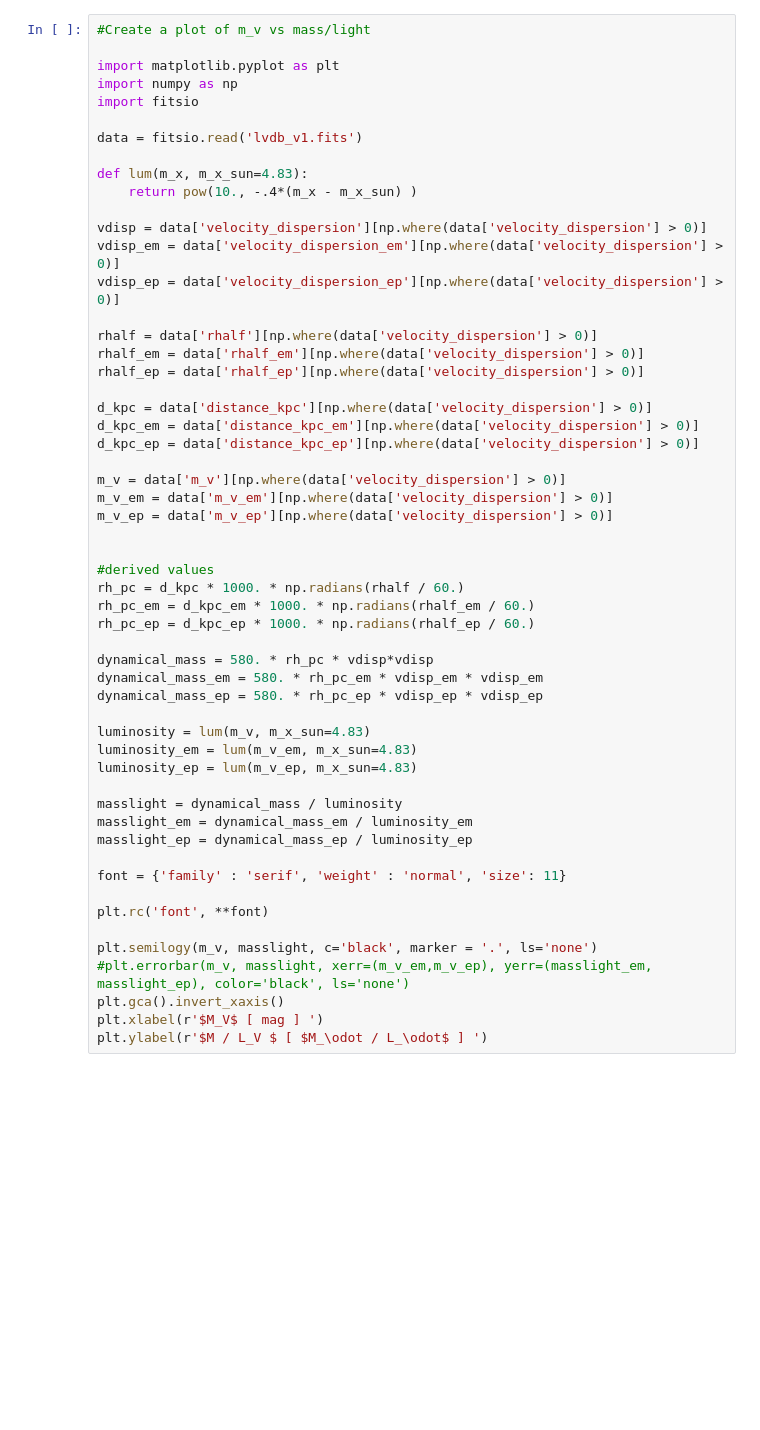
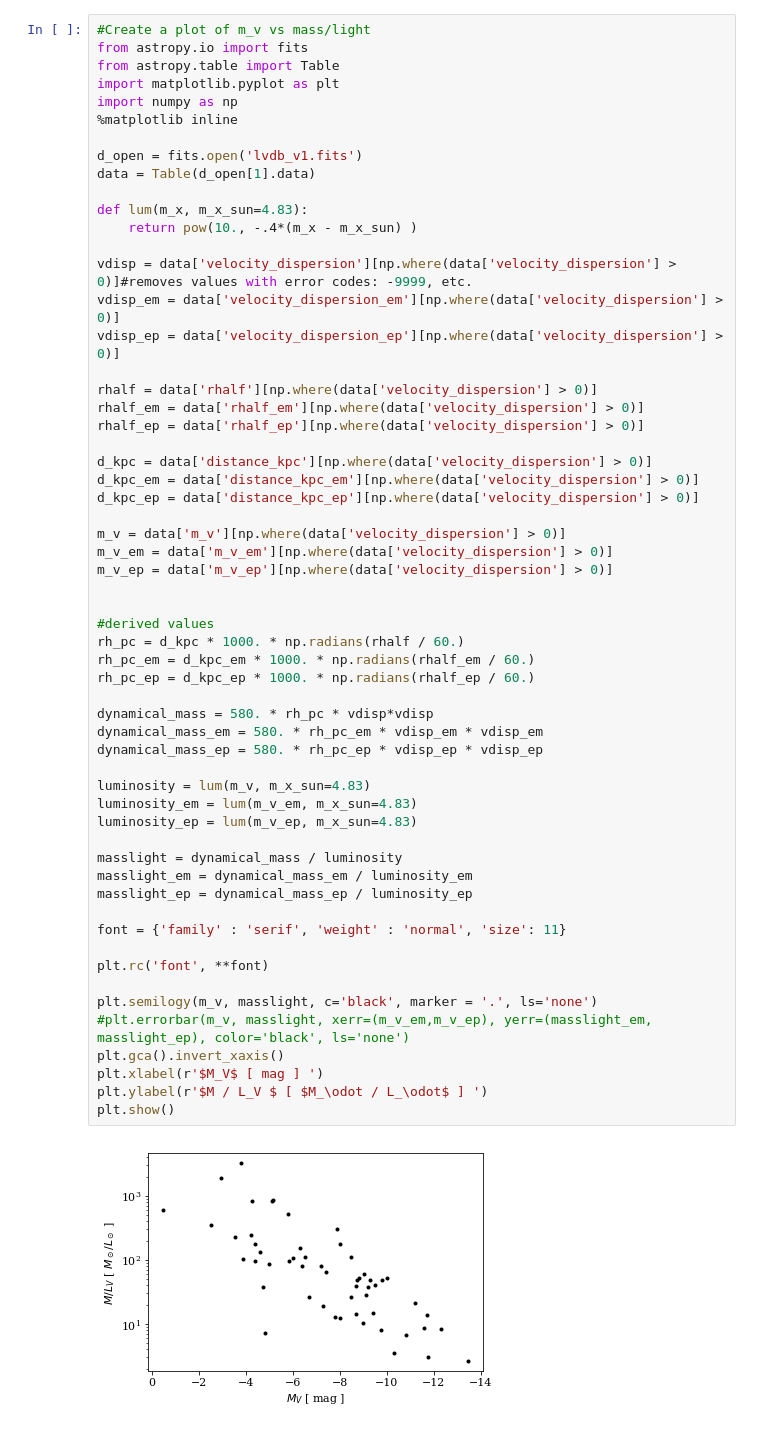
Before and after one commit to kadrlica/local-volume-db, a Jupyter notebook: examples/LVDB_plots_v1.ipynb, the cells around one changed output. Cells and saved outputs as stored; diff of their text form; blank space fills up the shorter version.

```diff
--- a/examples/LVDB_plots_v1.ipynb
+++ b/examples/LVDB_plots_v1.ipynb
@@ -92,16 +104,18 @@ plt.xlabel('<[Fe/H]>')
 # %%
 #Create a plot of m_v vs mass/light
-
+from astropy.io import fits
+from astropy.table import Table
 import matplotlib.pyplot as plt
 import numpy as np
-import fitsio
+%matplotlib inline
 
-data = fitsio.read('lvdb_v1.fits')
+d_open = fits.open('lvdb_v1.fits')
+data = Table(d_open[1].data)
 
 def lum(m_x, m_x_sun=4.83):
     return pow(10., -.4*(m_x - m_x_sun) )
 
-vdisp = data['velocity_dispersion'][np.where(data['velocity_dispersion'] > 0)]
+vdisp = data['velocity_dispersion'][np.where(data['velocity_dispersion'] > 0)]#removes values with error codes: -9999, etc.
 vdisp_em = data['velocity_dispersion_em'][np.where(data['velocity_dispersion'] > 0)]
 vdisp_ep = data['velocity_dispersion_ep'][np.where(data['velocity_dispersion'] > 0)]
 
@@ -117,30 +131,33 @@ m_v = data['m_v'][np.where(data['velocity_dispersion'] > 0)]
 m_v_em = data['m_v_em'][np.where(data['velocity_dispersion'] > 0)]
 m_v_ep = data['m_v_ep'][np.where(data['velocity_dispersion'] > 0)]
 
 
 #derived values
 rh_pc = d_kpc * 1000. * np.radians(rhalf / 60.)
 rh_pc_em = d_kpc_em * 1000. * np.radians(rhalf_em / 60.)
 rh_pc_ep = d_kpc_ep * 1000. * np.radians(rhalf_ep / 60.)
 
 dynamical_mass = 580. * rh_pc * vdisp*vdisp
 dynamical_mass_em = 580. * rh_pc_em * vdisp_em * vdisp_em
 dynamical_mass_ep = 580. * rh_pc_ep * vdisp_ep * vdisp_ep
 
 luminosity = lum(m_v, m_x_sun=4.83)
 luminosity_em = lum(m_v_em, m_x_sun=4.83)
 luminosity_ep = lum(m_v_ep, m_x_sun=4.83)
 
 masslight = dynamical_mass / luminosity
 masslight_em = dynamical_mass_em / luminosity_em
 masslight_ep = dynamical_mass_ep / luminosity_ep
 
 font = {'family' : 'serif', 'weight' : 'normal', 'size': 11}
 
 plt.rc('font', **font)
 
 plt.semilogy(m_v, masslight, c='black', marker = '.', ls='none')
 #plt.errorbar(m_v, masslight, xerr=(m_v_em,m_v_ep), yerr=(masslight_em, masslight_ep), color='black', ls='none')
 plt.gca().invert_xaxis()
 plt.xlabel(r'$M_V$ [ mag ] ')
 plt.ylabel(r'$M / L_V $ [ $M_\odot / L_\odot$ ] ')
+plt.show()
+# %% [output]
+[figure, added]
```
Also changed, not shown: parts of 4 cells of this notebook.
